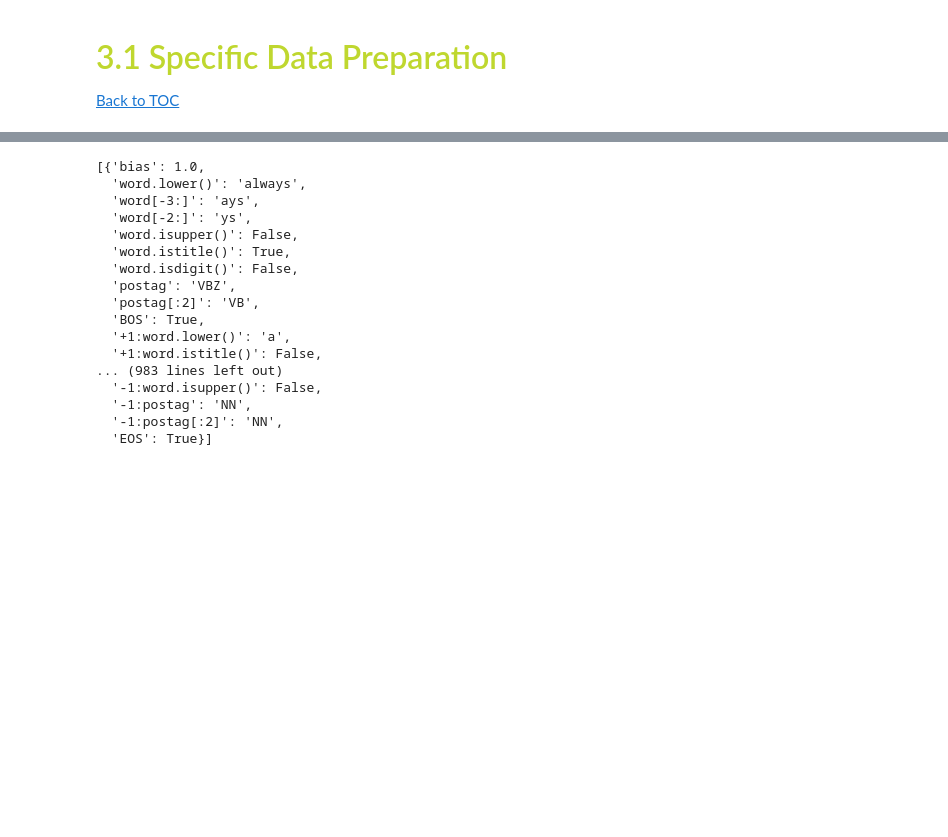
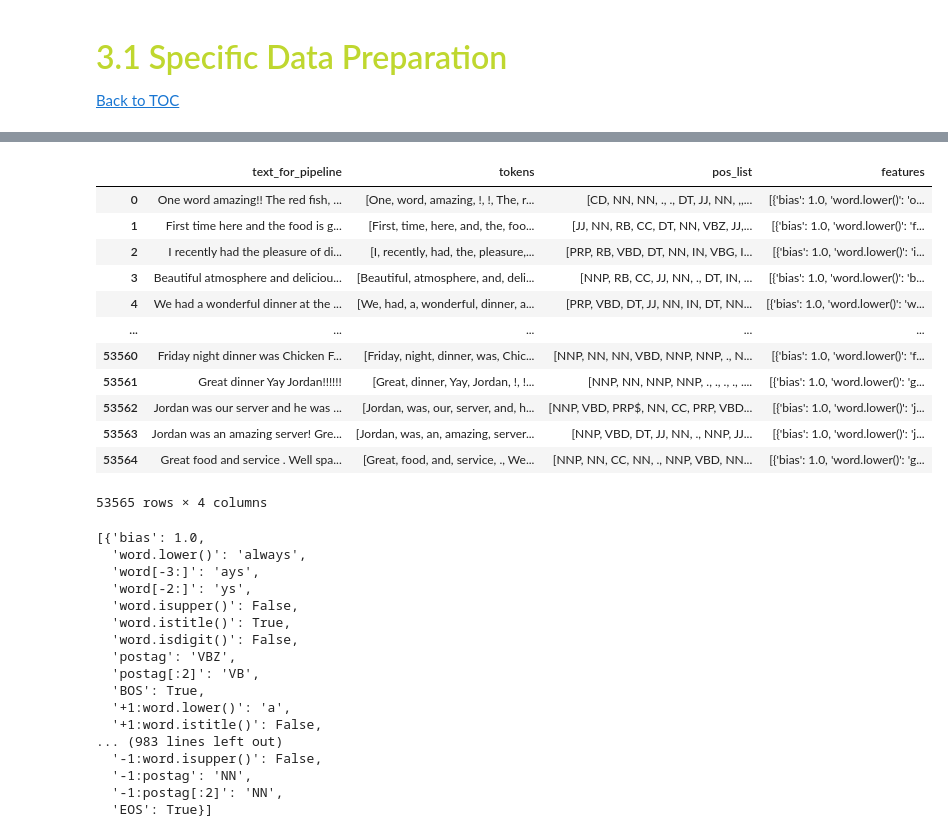
Before and after one commit to beatrizmarques2005/text_mining_in_reviews, a Jupyter notebook: notebooks/05_named_entity_recognition.ipynb, the cells around one changed output, grey strips where cells are left out. Saved outputs shown, nothing was run; the diff lists cells and outputs as text; code cells hidden in the pictures; blank space fills up the shorter version.

```diff
--- a/notebooks/05_named_entity_recognition.ipynb
+++ b/notebooks/05_named_entity_recognition.ipynb
@@ -142,6 +239,22 @@ dataset["tokens"] =\
                                                             no_punctuation=False,
                                                             tokenized_output=True
                                                             ))
+# %%
+dataset[["text_for_pipeline", "tokens", "pos_list", 'features']]
+# %% [output]
+|  | text_for_pipeline | tokens | pos_list | features |
+| 0 | One word amazing!! The red fish, ... | [One, word, amazing, !, !, The, r... | [CD, NN, NN, ., ., DT, JJ, NN, ,,... | [{'bias': 1.0, 'word.lower()': 'o... |
+| 1 | First time here and the food is g... | [First, time, here, and, the, foo... | [JJ, NN, RB, CC, DT, NN, VBZ, JJ,... | [{'bias': 1.0, 'word.lower()': 'f... |
+| 2 | I recently had the pleasure of di... | [I, recently, had, the, pleasure,... | [PRP, RB, VBD, DT, NN, IN, VBG, I... | [{'bias': 1.0, 'word.lower()': 'i... |
+| 3 | Beautiful atmosphere and deliciou... | [Beautiful, atmosphere, and, deli... | [NNP, RB, CC, JJ, NN, ., DT, IN, ... | [{'bias': 1.0, 'word.lower()': 'b... |
+| 4 | We had a wonderful dinner at the ... | [We, had, a, wonderful, dinner, a... | [PRP, VBD, DT, JJ, NN, IN, DT, NN... | [{'bias': 1.0, 'word.lower()': 'w... |
+| ... | ... | ... | ... | ... |
+| 53560 | Friday night dinner was Chicken F... | [Friday, night, dinner, was, Chic... | [NNP, NN, NN, VBD, NNP, NNP, ., N... | [{'bias': 1.0, 'word.lower()': 'f... |
+| 53561 | Great dinner Yay Jordan!!!!!! | [Great, dinner, Yay, Jordan, !, !... | [NNP, NN, NNP, NNP, ., ., ., ., .... | [{'bias': 1.0, 'word.lower()': 'g... |
+| 53562 | Jordan was our server and he was ... | [Jordan, was, our, server, and, h... | [NNP, VBD, PRP$, NN, CC, PRP, VBD... | [{'bias': 1.0, 'word.lower()': 'j... |
+| 53563 | Jordan was an amazing server! Gre... | [Jordan, was, an, amazing, server... | [NNP, VBD, DT, JJ, NN, ., NNP, JJ... | [{'bias': 1.0, 'word.lower()': 'j... |
+| 53564 | Great food and service . Well spa... | [Great, food, and, service, ., We... | [NNP, NN, CC, NN, ., NNP, VBD, NN... | [{'bias': 1.0, 'word.lower()': 'g... |
+53565 rows × 4 columns
 # %%
 dataset['features'] = dataset.apply(lambda row: sent2features(row['tokens'], row['pos_list']), axis=1)
 # %%
```
Also changed, not shown: parts of 26 cells of this notebook, 2 other files.
